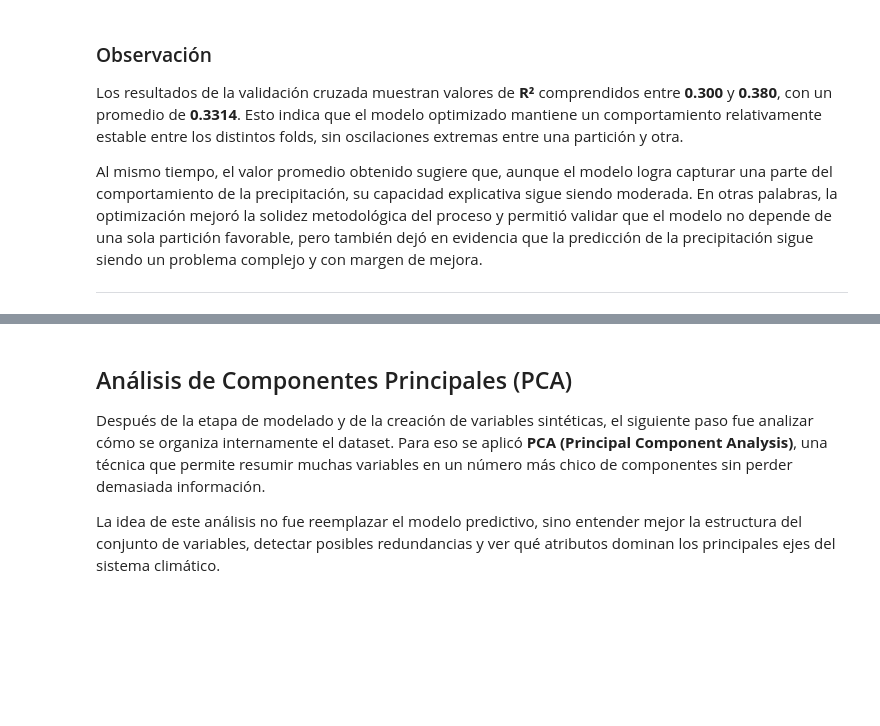
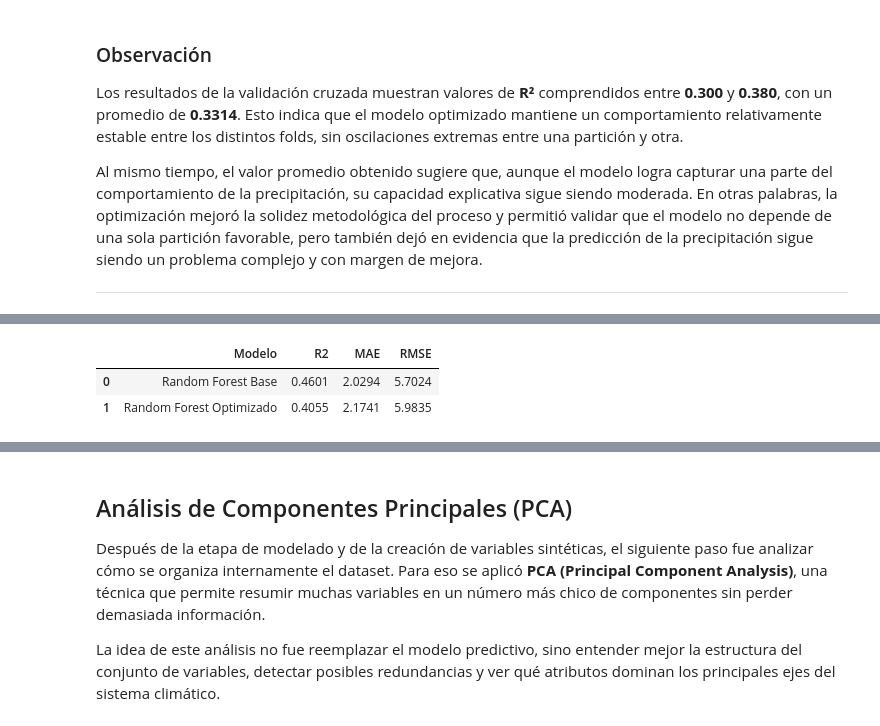
Before and after one commit to IvanSerem/ds2-proyecto-agricola, a Jupyter notebook: DataScienceII.ipynb, the cells around one changed output, grey strips where cells are left out. Saved outputs shown, nothing was run; the diff lists cells and outputs as text; code cells hidden in the pictures; blank space fills up the shorter version.

```diff
--- a/DataScienceII.ipynb
+++ b/DataScienceII.ipynb
@@ -3140,0 +3235,95 @@ Al mismo tiempo, el valor promedio obtenido sugiere que, aunque el modelo logra
+# %%
+# ============================================
+# EVALUACIÓN FINAL EN TEST
+# RANDOM FOREST BASE vs RANDOM FOREST OPTIMIZADO
+# ============================================
+
+from sklearn.metrics import r2_score, mean_absolute_error, mean_squared_error
+from sklearn.utils.validation import check_is_fitted
+from sklearn.exceptions import NotFittedError
+import numpy as np
+import pandas as pd
+
+# ----------------------------
+# 1. Función de evaluación
+# ----------------------------
+def evaluar_regresion(nombre_modelo, y_real, y_pred):
+    return {
+        "Modelo": nombre_modelo,
+        "R2": r2_score(y_real, y_pred),
+        "MAE": mean_absolute_error(y_real, y_pred),
+        "RMSE": np.sqrt(mean_squared_error(y_real, y_pred))
+    }
+
+# ----------------------------
+# 2. Evaluar modelo optimizado
+# ----------------------------
+y_pred_rf_opt = rf_opt.predict(X_test)
+resultado_rf_opt = evaluar_regresion(
+    "Random Forest Optimizado",
+    y_test,
+    y_pred_rf_opt
+)
+
+resultados_test = [resultado_rf_opt]
+
+# ----------------------------
+# 3. Buscar modelo base
+# ----------------------------
+rf_base_modelo = None
+
+if "rf_base" in globals():
+    rf_base_modelo = rf_base
+elif "rf" in globals():
+    rf_base_modelo = rf
+
+# ----------------------------
+# 4. Evaluar modelo base
+# Si existe pero no está entrenado, se entrena
+# ----------------------------
+if rf_base_modelo is not None:
+    try:
+        check_is_fitted(rf_base_modelo)
+    except NotFittedError:
+        rf_base_modelo.fit(X_train, y_train)
+
+    y_pred_rf_base = rf_base_modelo.predict(X_test)
+    resultado_rf_base = evaluar_regresion(
+        "Random Forest Base",
+        y_test,
+        y_pred_rf_base
+    )
+    resultados_test.insert(0, resultado_rf_base)
+
+# ----------------------------
+# 5. Tabla comparativa final
+# ----------------------------
+comparacion_test_rf = (
+    pd.DataFrame(resultados_test)
+    .sort_values(by="R2", ascending=False)
+    .reset_index(drop=True)
+)
+
+print("=== EVALUACIÓN FINAL EN TEST ===")
+display(comparacion_test_rf.round(4))
+
+# ----------------------------
+# 6. Interpretación automática
+# ----------------------------
+print("\n📌 Interpretación:")
+
+if len(comparacion_test_rf) == 2:
+    base = comparacion_test_rf[comparacion_test_rf["Modelo"] == "Random Forest Base"].iloc[0]
+    opt = comparacion_test_rf[comparacion_test_rf["Modelo"] == "Random Forest Optimizado"].iloc[0]
+
+    print(f"El modelo base obtuvo R²={base['R2']:.4f}, MAE={base['MAE']:.4f}, RMSE={base['RMSE']:.4f}.")
+    print(f"El modelo optimizado obtuvo R²={opt['R2']:.4f}, MAE={opt['MAE']:.4f}, RMSE={opt['RMSE']:.4f}.")
+
+    if opt["R2"] > base["R2"] and opt["MAE"] <= base["MAE"] and opt["RMSE"] <= base["RMSE"]:
+        print("En conjunto, la optimización mejoró el desempeño final del modelo sobre el conjunto de prueba.")
+    else:
+        print("La optimización no produjo una mejora uniforme en todas las métricas, por lo que la selección final debe justificarse comparando capacidad explicativa y nivel de error.")
+else:
+    opt = comparacion_test_rf.iloc[0]
+    print(f"El modelo Random Forest optimizado obtuvo un R²={opt['R2']:.4f}, MAE={opt['MAE']:.4f} y RMSE={opt['RMSE']:.4f} sobre el conjunto de prueba.")
+# %% [output]
@@ -3140,0 +3331,3 @@ Al mismo tiempo, el valor promedio obtenido sugiere que, aunque el modelo logra
+|  | Modelo | R2 | MAE | RMSE |
+| 0 | Random Forest Base | 0.4601 | 2.0294 | 5.7024 |
+| 1 | Random Forest Optimizado | 0.4055 | 2.1741 | 5.9835 |
```
Also changed, not shown: parts of 8 cells of this notebook.
